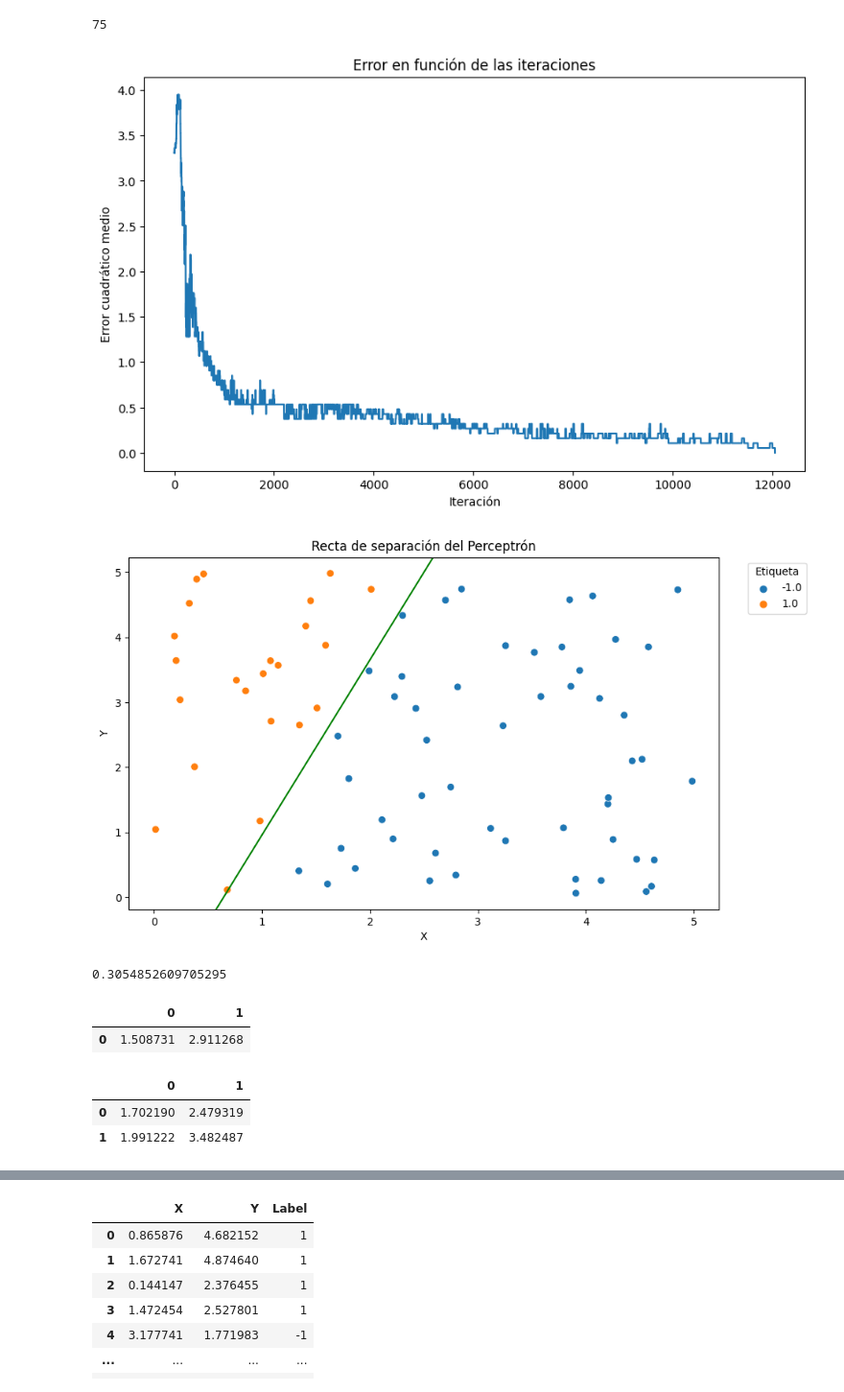
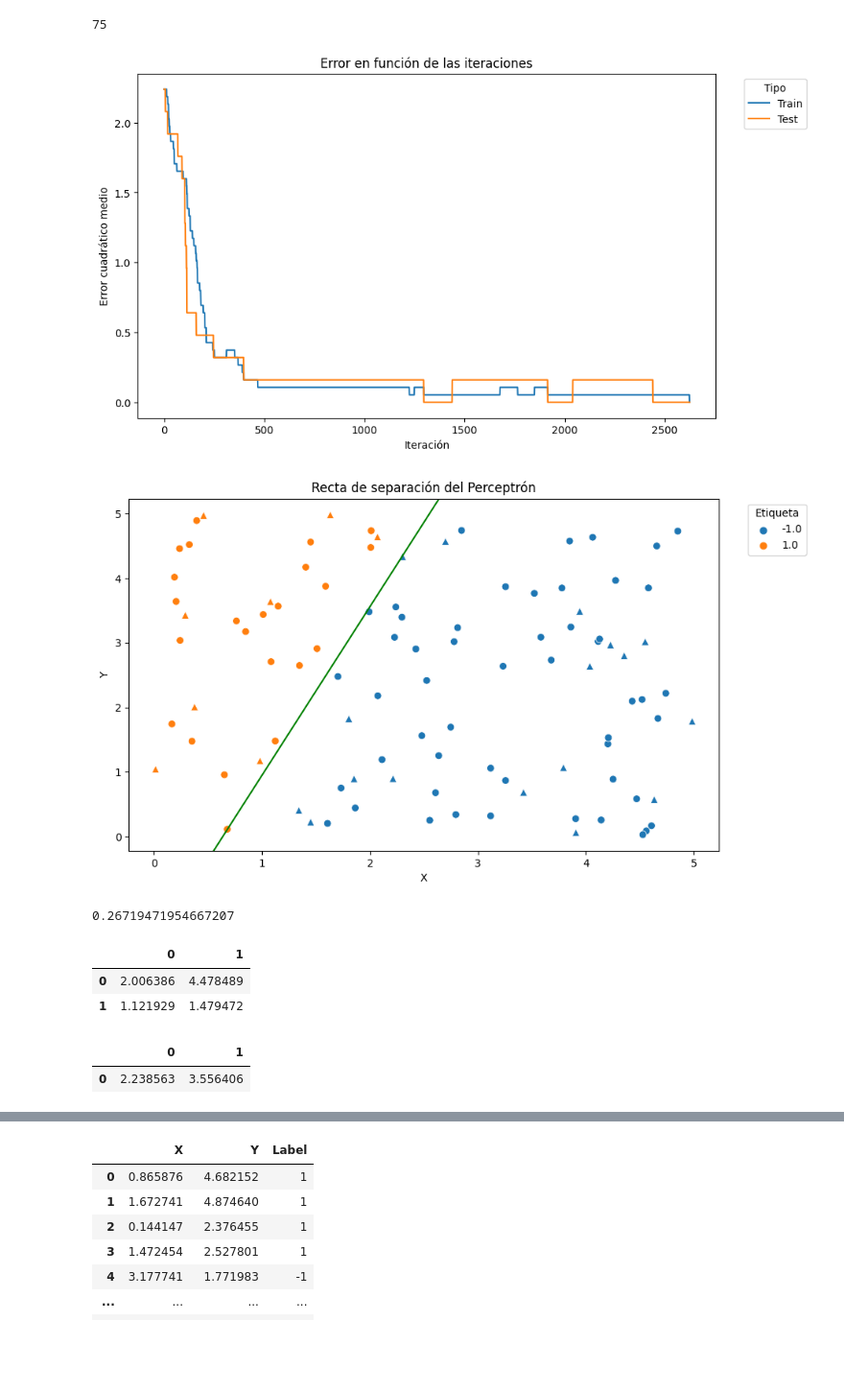
Before and after one commit to prausela/svm, a Jupyter notebook: ej1_perceptron.ipynb, the cells around one changed output, grey strips where cells are left out. Shown at 96% size. Drawn from its saved outputs; the diff is of its cells as text; code cells hidden in the pictures; blank space fills up the shorter version.

Commit message:
feat: add test error to perceptron

```diff
--- a/ej1_perceptron.ipynb
+++ b/ej1_perceptron.ipynb
@@ -108,19 +108,21 @@ train_df.shape[0]
 # %% [output]
 75
 # %%
-p, errs, init_w = build_step_perceptron(train_df, "Label", 0.001, iters=100000)
+p, errs, t_errs, init_w = build_step_perceptron(train_df, test_df, "Label", 0.001, iters=100000)
 # %%
 plt.figure(figsize=(10, 6))
 #sns.set_style("darkgrid")
-plt.plot(list(range(len(errs))), errs)
+plt.plot(list(range(len(errs))), errs, label="Train")
+plt.plot(list(range(len(t_errs))), t_errs, label="Test")
 rangey = max(errs) - min(errs)
 plt.ylim((0 - 0.05 * rangey, max(errs) + 0.05 * rangey))
 plt.xlabel("Iteración")
 plt.ylabel("Error cuadrático medio")
 plt.title("Error en función de las iteraciones")
+plt.legend(title="Tipo", bbox_to_anchor=(1.04, 1), loc="upper left")
 plt.show()
 # %% [output]
-[figure, old version]
+[figure, new version]
 # %%
 line_x = np.linspace(0, 5, 20, True)
 line_y = np.zeros(line_x.shape)
@@ -130,6 +132,7 @@ for i in range(line_x.shape[0]):
 plt.figure(figsize=(10, 6))
 #sns.set_style("darkgrid")
 sns.scatterplot(train_df, x="X", y="Y", hue="Label", palette=sns.color_palette(None, 2), s=50)
+sns.scatterplot(test_df, x="X", y="Y", hue="Label", palette=sns.color_palette(None, 2), s=50, marker="^", legend=False)
 
 ax = plt.gca()
 xlim = ax.get_xlim()
@@ -151,7 +154,7 @@ plt.legend(title="Etiqueta", bbox_to_anchor=(1.04, 1), loc="upper left")
 plt.title("Recta de separación del Perceptrón")
 plt.show()
 # %% [output]
-[figure, old version]
+[figure, new version]
 # %%
 from utils.line_utils import maximize_step_perceptron_line_margin
 # %%
@@ -163,17 +166,17 @@ line = Line(p.w)
 # %%
 max_p_margin
 # %% [output]
-0.3054852609705295
+0.26719471954667207
 # %%
 chosen_points_pos_df = pd.DataFrame(chosen_points[0])
 chosen_points_neg_df = pd.DataFrame(chosen_points[1])
 display(chosen_points_pos_df, chosen_points_neg_df)
 # %% [output]
 |  | 0 | 1 |
-| 0 | 1.508731 | 2.911268 |
+| 0 | 2.006386 | 4.478489 |
+| 1 | 1.121929 | 1.479472 |
 |  | 0 | 1 |
-| 0 | 1.702190 | 2.479319 |
-| 1 | 1.991222 | 3.482487 |
+| 0 | 2.238563 | 3.556406 |
 # %%
 sel_points_pos_df = pd.DataFrame(selected_points[0])
 sel_points_neg_df = pd.DataFrame(selected_points[1])
```
Also changed, not shown: parts of 5 cells of this notebook, 3 other files.
